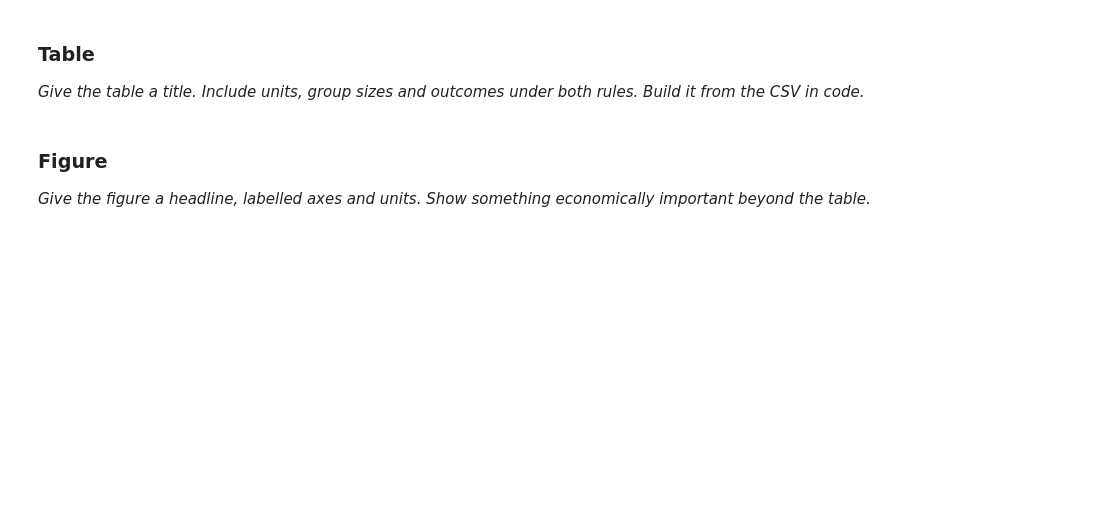
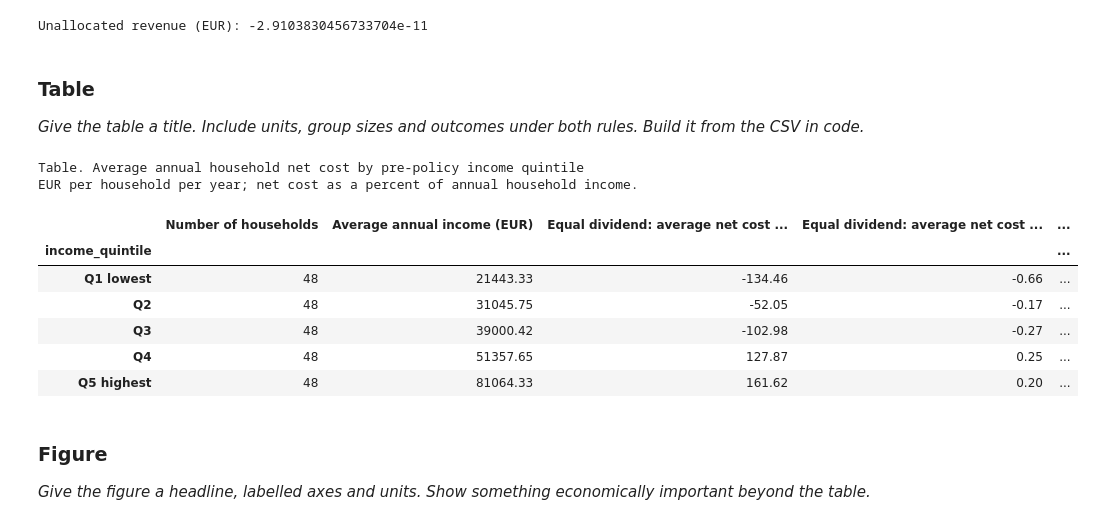
Before and after one commit to swapnil1987/2026-research-methods, a Jupyter notebook: assignments/final-practical/final_practical.ipynb, the cells around one changed output. Cells and saved outputs as stored; diff of their text form; code cells hidden in the pictures; blank space fills up the shorter version.

```diff
--- a/assignments/final-practical/final_practical.ipynb
+++ b/assignments/final-practical/final_practical.ipynb
@@ -35,13 +65,56 @@ def distribute(weights):
 # %%
-# Once h["proposal"] exists, uncomment these lines.
-# print("Unallocated revenue (EUR):", revenue - h["proposal"].sum())
-# assert h["proposal"].notna().all() and (h["proposal"] >= 0).all()
-# assert abs(h["proposal"].sum() - revenue) < 0.01
+print("Unallocated revenue (EUR):", revenue - h["proposal"].sum())
+assert h["proposal"].notna().all() and (h["proposal"] >= 0).all()
+assert h["dividend_weight"].sum() > 0
+assert abs(h["proposal"].sum() - revenue) < 0.01
+# %% [output]
+Unallocated revenue (EUR): -2.9103830456733704e-11
 # %% [markdown]
 ### Table
 *Give the table a title. Include units, group sizes and outcomes under both rules. Build it from the CSV in code.*
 # %%
-# Your table
+# Table: average annual net cost by pre-policy income quintile.
+h["net_equal_pct_income"] = 100 * h["net_equal"] / h["income_eur"]
+h["net_proposal_pct_income"] = 100 * h["net_proposal"] / h["income_eur"]
+h["income_quintile"] = pd.qcut(
+    h["income_eur"].rank(method="first"),
+    q=5,
+    labels=["Q1 lowest", "Q2", "Q3", "Q4", "Q5 highest"]
+)
+
+table = (
+    h.groupby("income_quintile", observed=True)
+    .agg(
+        households=("id", "count"),
+        mean_income_eur=("income_eur", "mean"),
+        equal_rule_mean_net_cost_eur=("net_equal", "mean"),
+        equal_rule_mean_net_cost_pct_income=("net_equal_pct_income", "mean"),
+        proposal_mean_net_cost_eur=("net_proposal", "mean"),
+        proposal_mean_net_cost_pct_income=("net_proposal_pct_income", "mean"),
+    )
+    .rename(columns={
+        "households": "Number of households",
+        "mean_income_eur": "Average annual income (EUR)",
+        "equal_rule_mean_net_cost_eur": "Equal dividend: average net cost (EUR)",
+        "equal_rule_mean_net_cost_pct_income": "Equal dividend: average net cost (% of income)",
+        "proposal_mean_net_cost_eur": "Sliding scale: average net cost (EUR)",
+        "proposal_mean_net_cost_pct_income": "Sliding scale: average net cost (% of income)",
+    })
+)
+
+print("Table. Average annual household net cost by pre-policy income quintile")
+print("EUR per household per year; net cost as a percent of annual household income.")
+display(table.round(2))
+# %% [output]
+Table. Average annual household net cost by pre-policy income quintile
+EUR per household per year; net cost as a percent of annual household income.
+|  | Number of households | Average annual income (EUR) | Equal dividend: average net cost ... | Equal dividend: average net cost ... | ... |
+| income_quintile |  |  |  |  | ... |
+| Q1 lowest | 48 | 21443.33 | -134.46 | -0.66 | ... |
+| Q2 | 48 | 31045.75 | -52.05 | -0.17 | ... |
+| Q3 | 48 | 39000.42 | -102.98 | -0.27 | ... |
+| Q4 | 48 | 51357.65 | 127.87 | 0.25 | ... |
+| Q5 highest | 48 | 81064.33 | 161.62 | 0.20 | ... |
 # %% [markdown]
 ### Figure
 *Give the figure a headline, labelled axes and units. Show something economically important beyond the table.*
```
Also changed, not shown: parts of 9 cells of this notebook.
